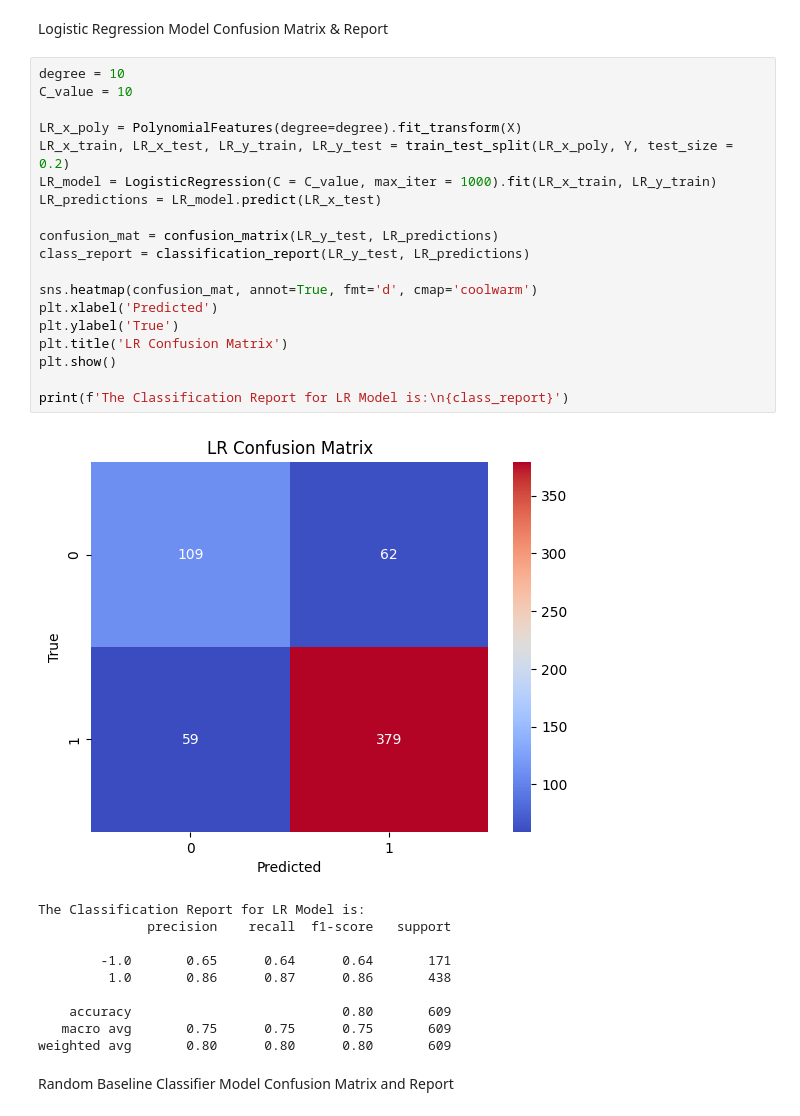
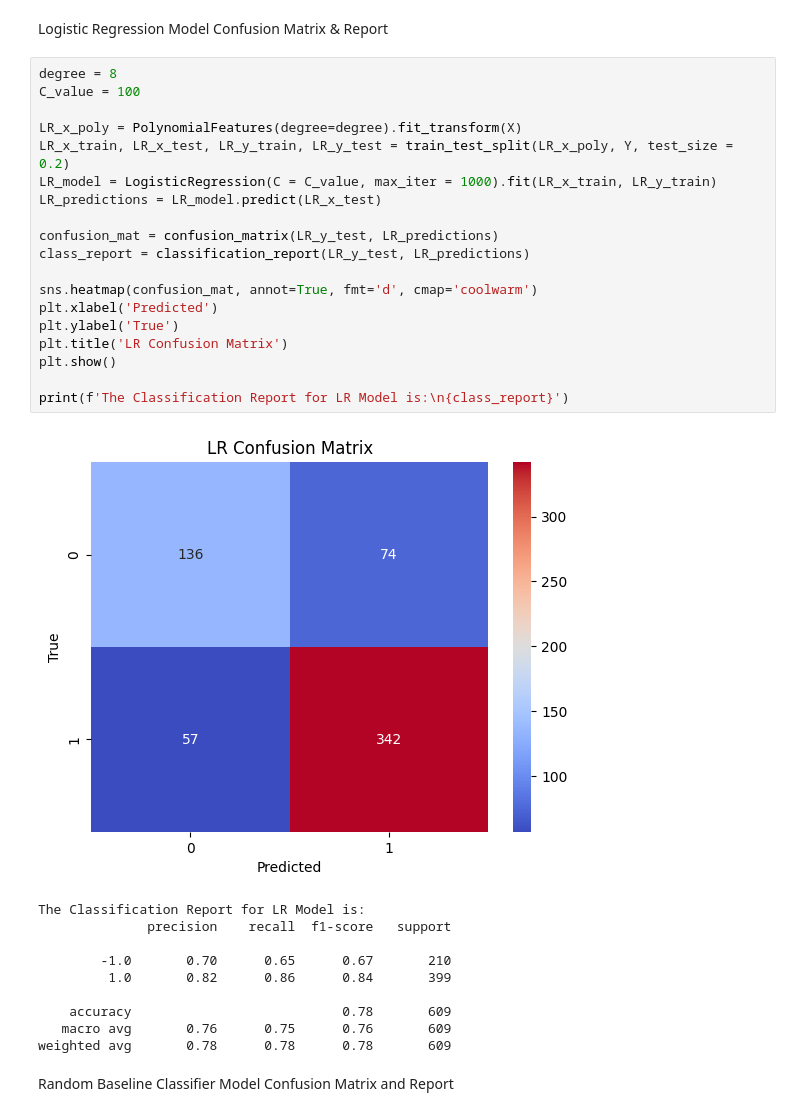
Before and after one commit to M2-Luminous/CSU44061-Machine-Learning, a Jupyter notebook: week4/week4_assign.ipynb, the cells around one changed output. Saved outputs shown, nothing was run; the diff lists cells and outputs as text.

```diff
--- a/week4/week4_assign.ipynb
+++ b/week4/week4_assign.ipynb
@@ -167,35 +193,35 @@ weighted avg       0.76      0.77      0.76       609
 # %% [markdown]
 Logistic Regression Model Confusion Matrix & Report
 # %%
-degree = 10
-C_value = 10
+degree = 8
+C_value = 100
 
 LR_x_poly = PolynomialFeatures(degree=degree).fit_transform(X)
 LR_x_train, LR_x_test, LR_y_train, LR_y_test = train_test_split(LR_x_poly, Y, test_size = 0.2)
 LR_model = LogisticRegression(C = C_value, max_iter = 1000).fit(LR_x_train, LR_y_train)
 LR_predictions = LR_model.predict(LR_x_test)
 
 confusion_mat = confusion_matrix(LR_y_test, LR_predictions)
 class_report = classification_report(LR_y_test, LR_predictions)
 
 sns.heatmap(confusion_mat, annot=True, fmt='d', cmap='coolwarm')
 plt.xlabel('Predicted')
 plt.ylabel('True')
 plt.title('LR Confusion Matrix')
 plt.show()
 
 print(f'The Classification Report for LR Model is:\n{class_report}')
 # %% [output]
-[figure, old version]
+[figure, new version]
 The Classification Report for LR Model is:
               precision    recall  f1-score   support
 
-        -1.0       0.65      0.64      0.64       171
-         1.0       0.86      0.87      0.86       438
+        -1.0       0.70      0.65      0.67       210
+         1.0       0.82      0.86      0.84       399
 
-    accuracy                           0.80       609
-   macro avg       0.75      0.75      0.75       609
-weighted avg       0.80      0.80      0.80       609
+    accuracy                           0.78       609
+   macro avg       0.76      0.75      0.76       609
+weighted avg       0.78      0.78      0.78       609
 # %% [markdown]
 Random Baseline Classifier Model Confusion Matrix and Report
 # %%
```
Also changed, not shown: parts of 9 cells of this notebook, 1 other file.
